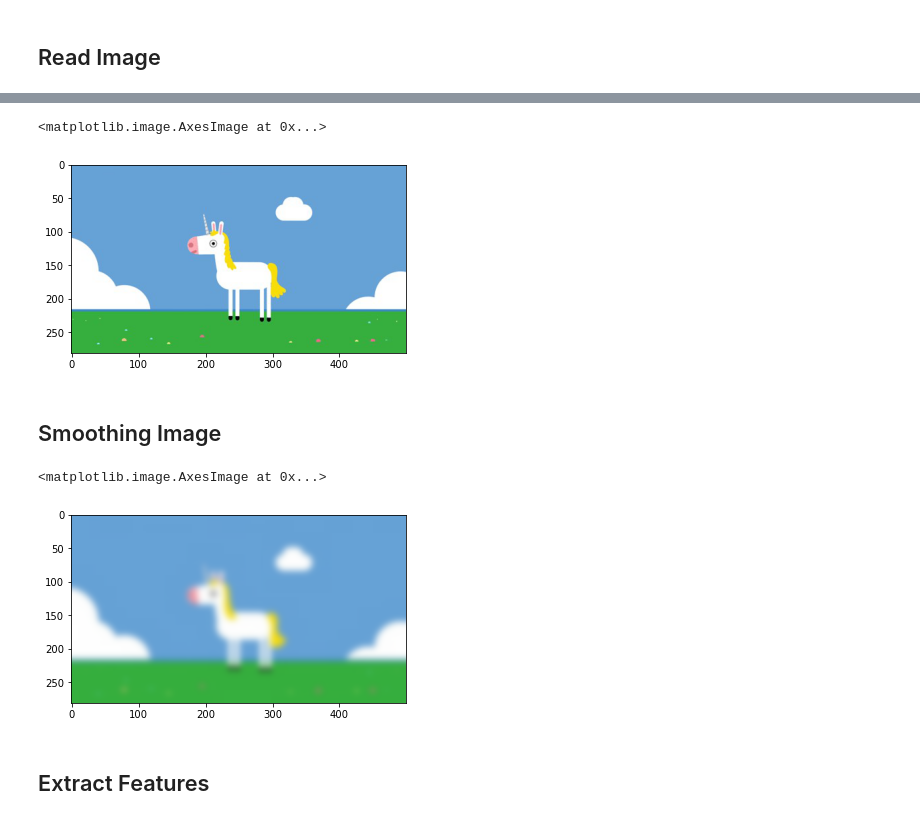
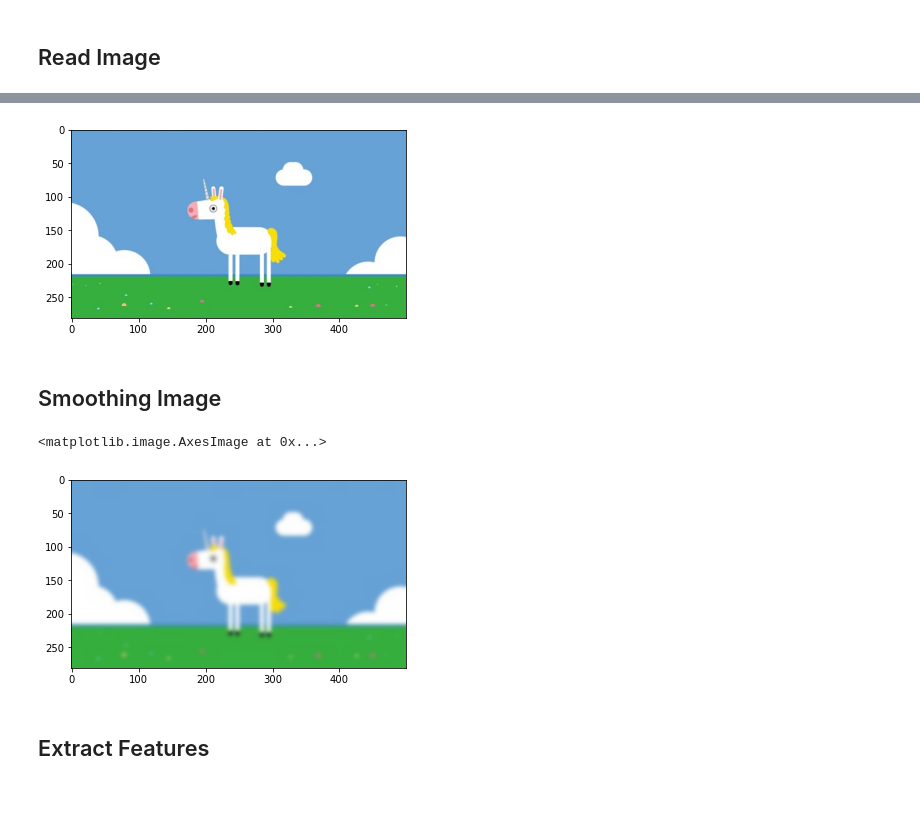
Before and after one commit to Xxxxhx/EM-image-seg, a Jupyter notebook: EM_Segmentation.ipynb, the cells around one changed output, grey strips where cells are left out. Saved outputs shown, nothing was run; the diff lists cells and outputs as text; code cells hidden in the pictures.

```diff
--- a/EM_Segmentation.ipynb
+++ b/EM_Segmentation.ipynb
@@ -18,17 +22,17 @@ from EM import EM
 file = 'images/unicorn.jpg'
 img = imread(file)
 plt.imshow(img)
+x,y = img.shape[:-1]
 # %% [output]
-<matplotlib.image.AxesImage at 0x...>
 [figure]
 # %% [markdown]
 ## Smoothing Image
 # %%
-sigma = 5
-img = gaussian_filter(img, sigma=(sigma, sigma, 0))
-plt.imshow(img)
+sigma = 3
+filtered_img = gaussian_filter(img, sigma=(sigma, sigma,0))
+plt.imshow(filtered_img)
 # %% [output]
 <matplotlib.image.AxesImage at 0x...>
-[figure, old version]
+[figure, new version]
 # %% [markdown]
 ## Extract Features
```
Also changed, not shown: parts of 5 cells of this notebook, 2 other files.
